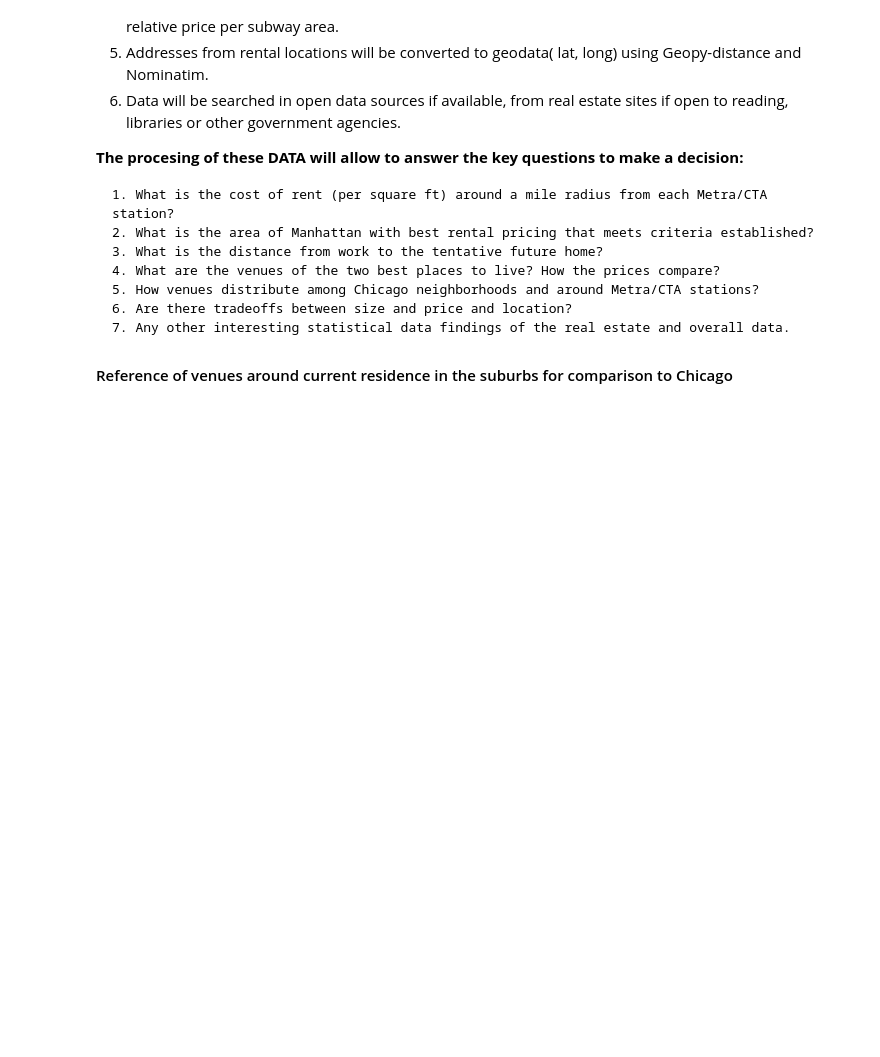
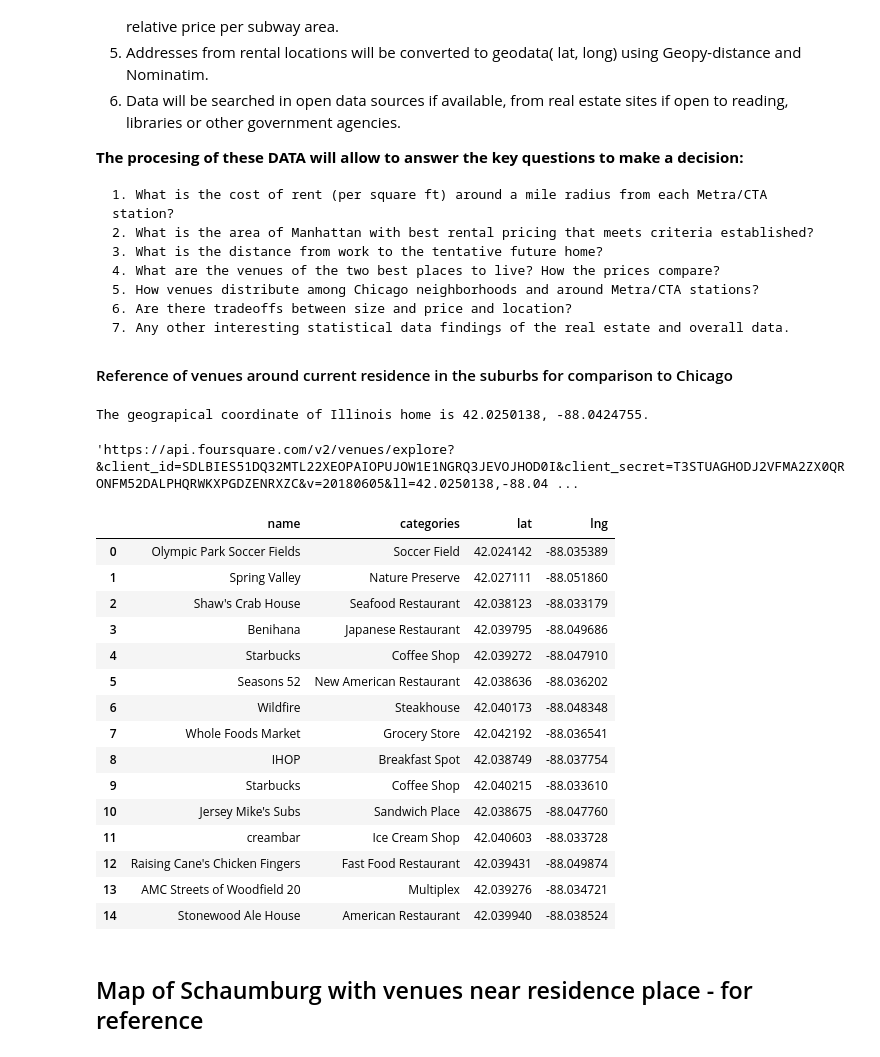
Before and after one commit to afrigo4/Class-9-Project, a Jupyter notebook: Week 4 Part 1.ipynb, the cells around one changed output. Cells and saved outputs as stored; diff of their text form; code cells hidden in the pictures; blank space fills up the shorter version.

```diff
--- a/Week 4 Part 1.ipynb
+++ b/Week 4 Part 1.ipynb
@@ -78,10 +94,81 @@ The data will be used as follows:
 
 #### Reference of venues around current residence in the suburbs for comparison to Chicago
 # %%
-address = 'Elk Grove Village, Illinois'
+address = 'Old Schaumburg Rd, Schaumburg, IL'
 
-geolocator = Nominatim()
+#geolocator = Nominatim()
 location = geolocator.geocode(address)
 latitude = location.latitude
 longitude = location.longitude
 print('The geograpical coordinate of Illinois home is {}, {}.'.format(latitude, longitude))
+# %% [output]
+The geograpical coordinate of Illinois home is 42.0250138, -88.0424755.
+# %%
+lat = 42.0250138
+long = -88.0424755
+LIMIT = 100 # limit of number of venues returned by Foursquare API
+radius = 2000 # define radius
+CLIENT_ID = 'SDLBIES51DQ32MTL22XEOPAIOPUJOW1E1NGRQ3JEVOJHOD0I'
+CLIENT_SECRET = 'T3STUAGHODJ2VFMA2ZX0QRONFM52DALPHQRWKXPGDZENRXZC'
+VERSION = '20180605'
+
+# create URL
+url = 'https://api.foursquare.com/v2/venues/explore?&client_id={}&client_secret={}&v={}&ll={},{}&radius={}&limit={}'.format(
+    CLIENT_ID,
+    CLIENT_SECRET,
+    VERSION,
+    lat,
+    long,
+    radius,
+    LIMIT)
+url # display URL
+# %% [output]
+'https://api.foursquare.com/v2/venues/explore?&client_id=SDLBIES51DQ32MTL22XEOPAIOPUJOW1E1NGRQ3JEVOJHOD0I&client_secret=T3STUAGHODJ2VFMA2ZX0QRONFM52DALPHQRWKXPGDZENRXZC&v=20180605&ll=42.0250138,-88.04 ...
+# %%
+results = requests.get(url).json()
+# %%
+def get_category_type(row):
+    try:
+        categories_list = row['categories']
+    except:
+        categories_list = row['venue.categories']
+
+    if len(categories_list) == 0:
+        return None
+    else:
+        return categories_list[0]['name']
+# %%
+venues = results['response']['groups'][0]['items']
+
+SGnearby_venues = json_normalize(venues) # flatten JSON
+
+# filter columns
+filtered_columns = ['venue.name', 'venue.categories', 'venue.location.lat', 'venue.location.lng']
+SGnearby_venues =SGnearby_venues.loc[:, filtered_columns]
+
+# filter the category for each row
+SGnearby_venues['venue.categories'] = SGnearby_venues.apply(get_category_type, axis=1)
+
+# clean columns
+SGnearby_venues.columns = [col.split(".")[-1] for col in SGnearby_venues.columns]
+
+SGnearby_venues.head(15)
+# %% [output]
+|  | name | categories | lat | lng |
+| 0 | Olympic Park Soccer Fields | Soccer Field | 42.024142 | -88.035389 |
+| 1 | Spring Valley | Nature Preserve | 42.027111 | -88.051860 |
+| 2 | Shaw's Crab House | Seafood Restaurant | 42.038123 | -88.033179 |
+| 3 | Benihana | Japanese Restaurant | 42.039795 | -88.049686 |
+| 4 | Starbucks | Coffee Shop | 42.039272 | -88.047910 |
+| 5 | Seasons 52 | New American Restaurant | 42.038636 | -88.036202 |
+| 6 | Wildfire | Steakhouse | 42.040173 | -88.048348 |
+| 7 | Whole Foods Market | Grocery Store | 42.042192 | -88.036541 |
+| 8 | IHOP | Breakfast Spot | 42.038749 | -88.037754 |
+| 9 | Starbucks | Coffee Shop | 42.040215 | -88.033610 |
+| 10 | Jersey Mike's Subs | Sandwich Place | 42.038675 | -88.047760 |
+| 11 | creambar | Ice Cream Shop | 42.040603 | -88.033728 |
+| 12 | Raising Cane's Chicken Fingers | Fast Food Restaurant | 42.039431 | -88.049874 |
+| 13 | AMC Streets of Woodfield 20 | Multiplex | 42.039276 | -88.034721 |
+| 14 | Stonewood Ale House | American Restaurant | 42.039940 | -88.038524 |
+# %% [markdown]
+## Map of Schaumburg with venues near residence place - for reference
```
Also changed, not shown: parts of 2 cells of this notebook.
